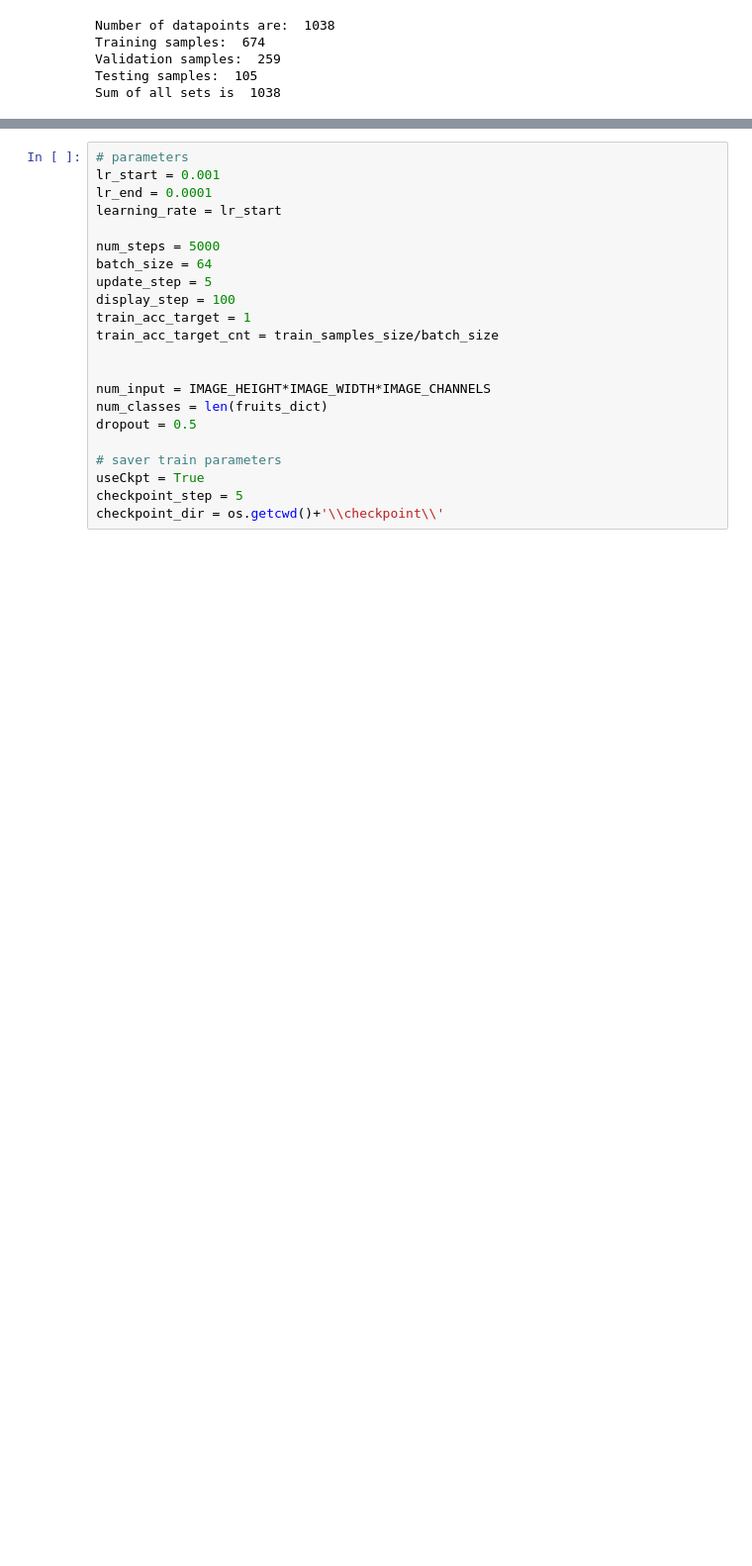
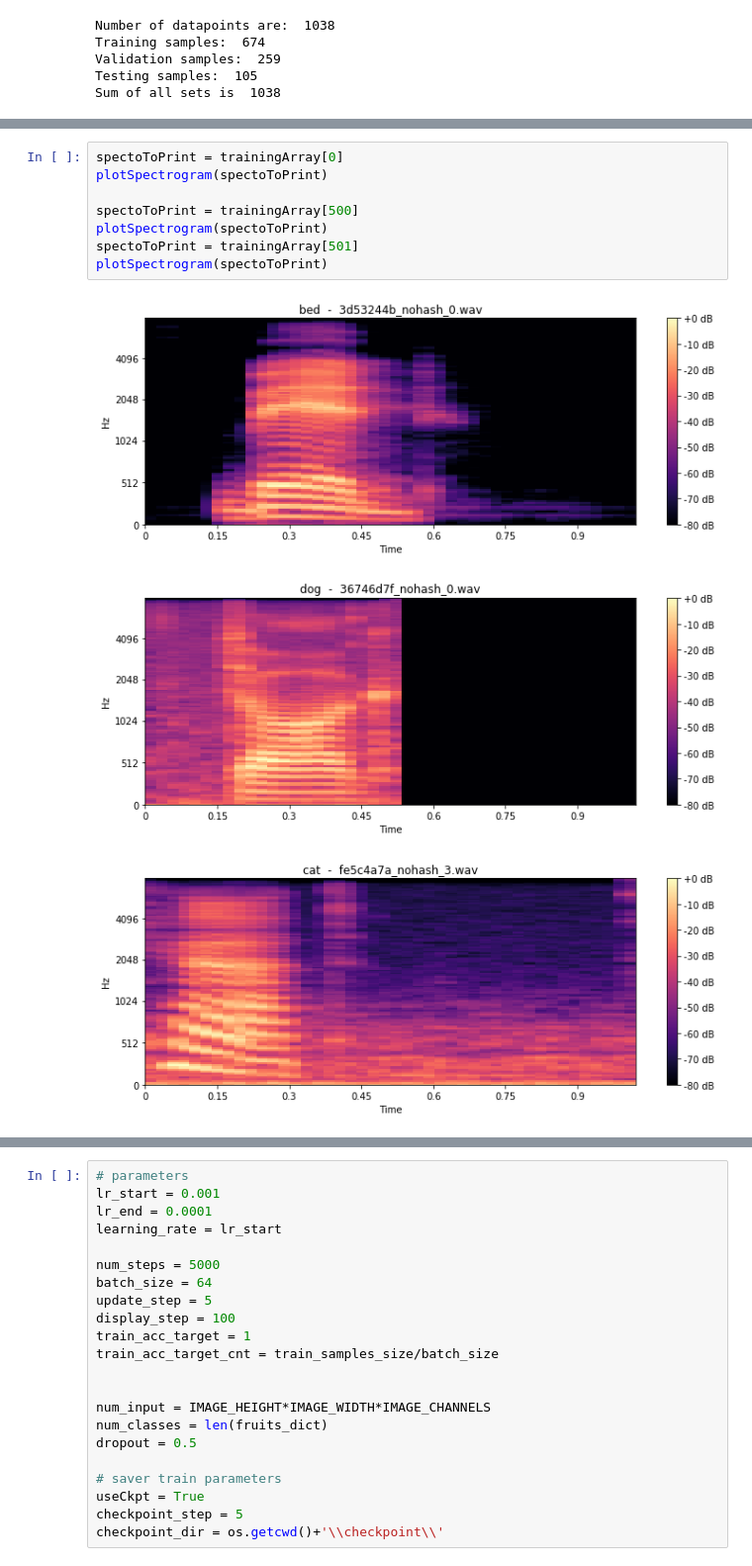
Before and after one commit to otg2/neuralspeech, a Jupyter notebook: MainNotebook.ipynb, the cells around one changed output, grey strips where cells are left out. Shown: that part at 99% size. Saved outputs shown, nothing was run; the diff lists cells and outputs as text; blank space fills up the shorter version.

```diff
--- a/MainNotebook.ipynb
+++ b/MainNotebook.ipynb
@@ -166,3 +207,15 @@ I just put it here so you can see what the code looks like so we have a place to
+# %%
+spectoToPrint = trainingArray[0]
+plotSpectrogram(spectoToPrint)
+
+spectoToPrint = trainingArray[500]
+plotSpectrogram(spectoToPrint)
+spectoToPrint = trainingArray[501]
+plotSpectrogram(spectoToPrint)
+# %% [output]
+[figure, added]
+[figure, added]
+[figure, added]
 # %%
 # create some wrappers for simplicity
 def conv2d(inputData,weights,bias,strides=1):
```
Also changed, not shown: parts of 7 cells of this notebook.
